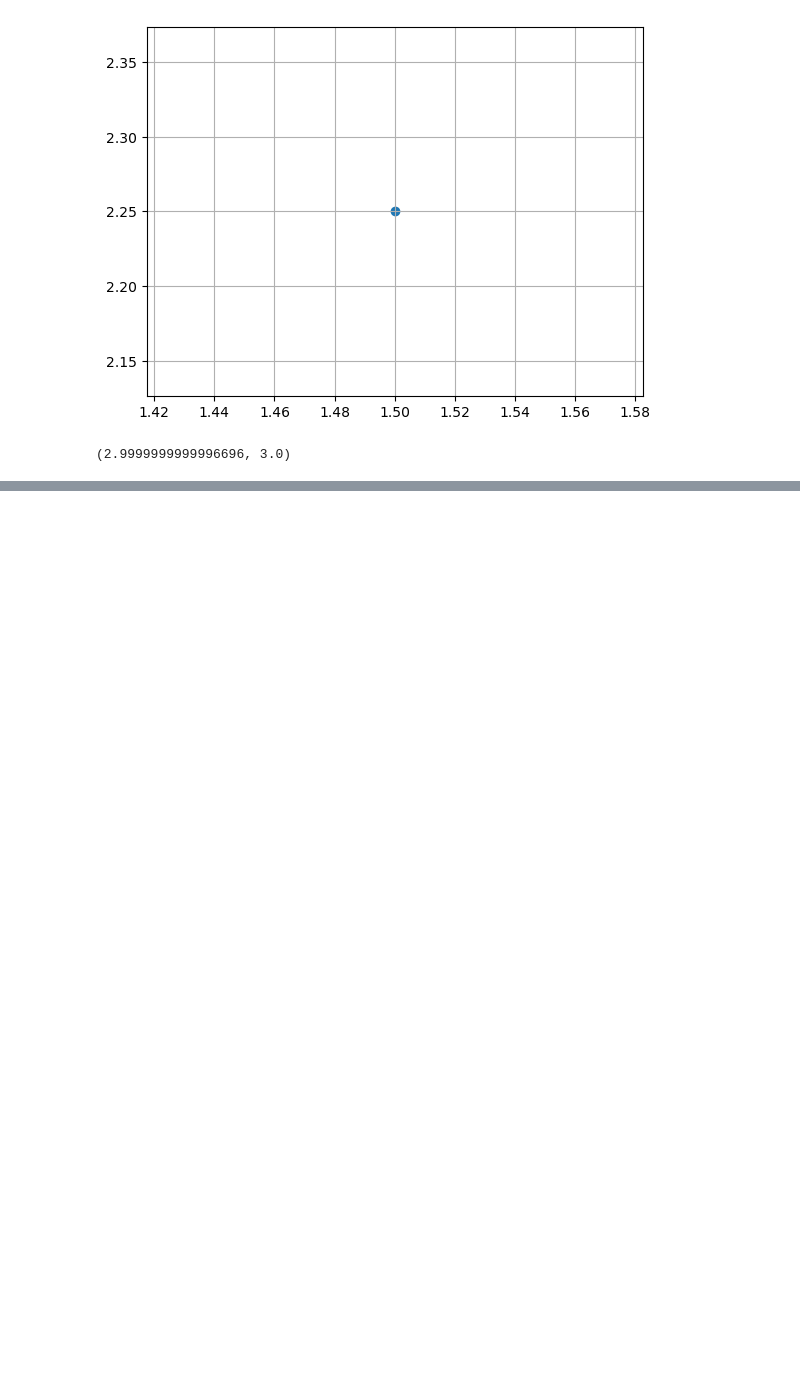
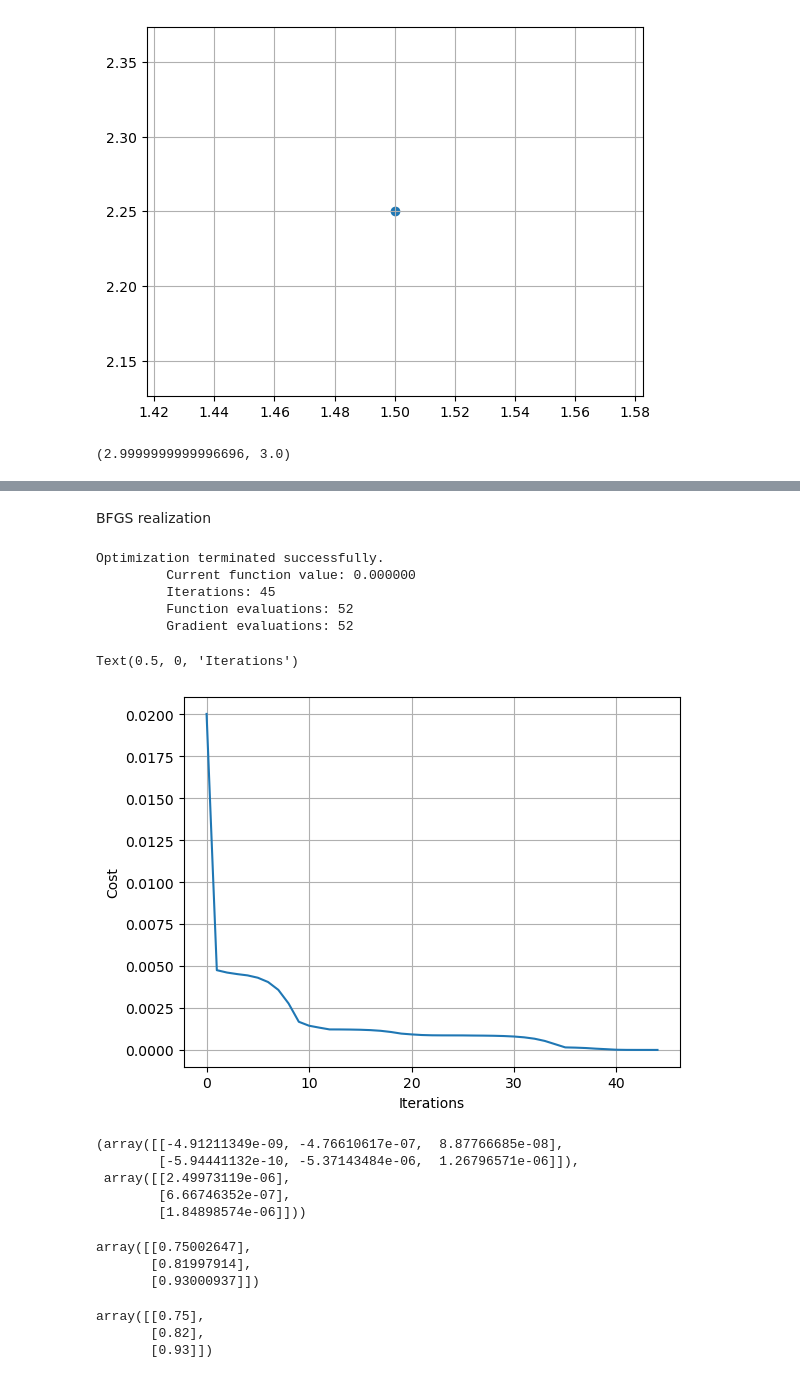
Before and after one commit to Baker-B/nn_demystified, a Jupyter notebook: nnd.ipynb, the cells around one changed output, grey strips where cells are left out. Saved outputs shown, nothing was run; the diff lists cells and outputs as text; code cells hidden in the pictures; blank space fills up the shorter version.

```diff
--- a/nnd.ipynb
+++ b/nnd.ipynb
@@ -387,0 +376,73 @@ np.linalg.norm(grad - numgrad) / np.linalg.norm(grad + numgrad)
+# %% [markdown]
+BFGS realization
+# %%
+class trainer(object):
+    def __init__(self, N):
+        # Make local reference to Neural Network:
+        self.N = N
+
+    def costFunctionWrapper(self, params, X, y):
+        self.N.setParams(params)
+        cost = self.N.costFunction(X,y)
+        grad = self.N.computeGradients(X,y)
+        return cost, grad
+
+    def callbackF(self, params):
+        self.N.setParams(params)
+        self.J.append(self.N.costFunction(self.X, self.y))
+
+    def train(self, X, y):
+        # Make internal variable for callback function:
+        self.X = X
+        self.y = y
+
+        # Make empty list to store costs:
+        self.J = []
+
+        params0 = self.N.getParams()
+
+        options = {'maxiter':200, 'disp':True}
+        _res = optimize.minimize(self.costFunctionWrapper, params0, jac=True, \
+                                 method='BFGS', args=(X,y), options=options, \
+                                    callback=self.callbackF)
+
+        self.N.setParams(_res.x)
+        self.optimizationResults = _res
+# %%
+NN = Neural_Network()
+T = trainer(NN)
+T.train(X, y)
+# %% [output]
+Optimization terminated successfully.
+         Current function value: 0.000000
+         Iterations: 45
+         Function evaluations: 52
+         Gradient evaluations: 52
+# %%
+plt.plot(T.J)
+plt.grid(1)
+plt.ylabel('Cost')
+plt.xlabel('Iterations')
+# %% [output]
+Text(0.5, 0, 'Iterations')
+[figure, added]
+# %%
+NN.costFunctionPrime(X, y)
+# %% [output]
+(array([[-4.91211349e-09, -4.76610617e-07,  8.87766685e-08],
+        [-5.94441132e-10, -5.37143484e-06,  1.26796571e-06]]),
+ array([[2.49973119e-06],
+        [6.66746352e-07],
+        [1.84898574e-06]]))
+# %%
+NN.forward(X)
+# %% [output]
+array([[0.75002647],
+       [0.81997914],
+       [0.93000937]])
+# %%
+y
+# %% [output]
+array([[0.75],
+       [0.82],
+       [0.93]])
```
Also changed, not shown: parts of 26 cells of this notebook, 6 other files.
